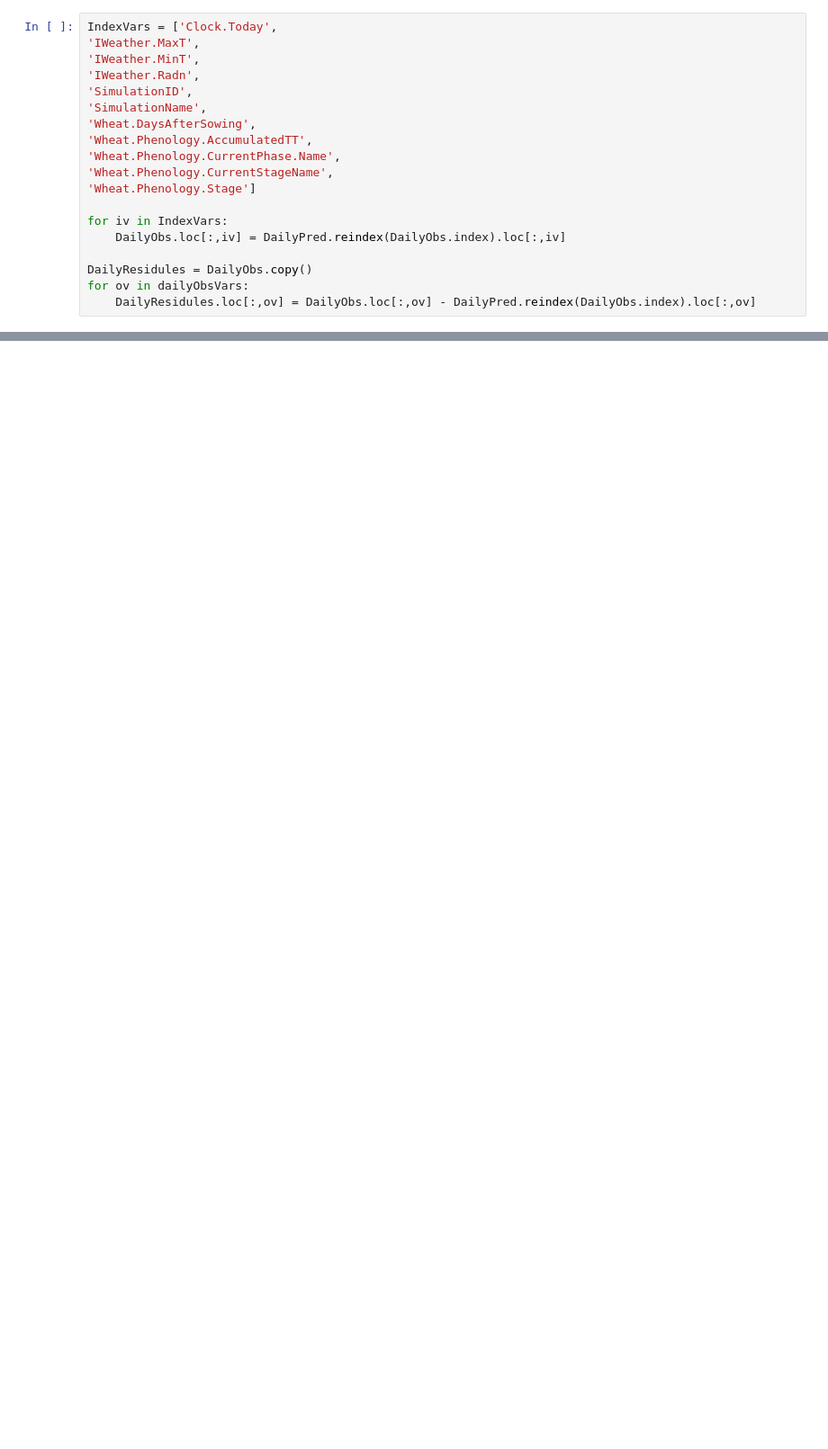
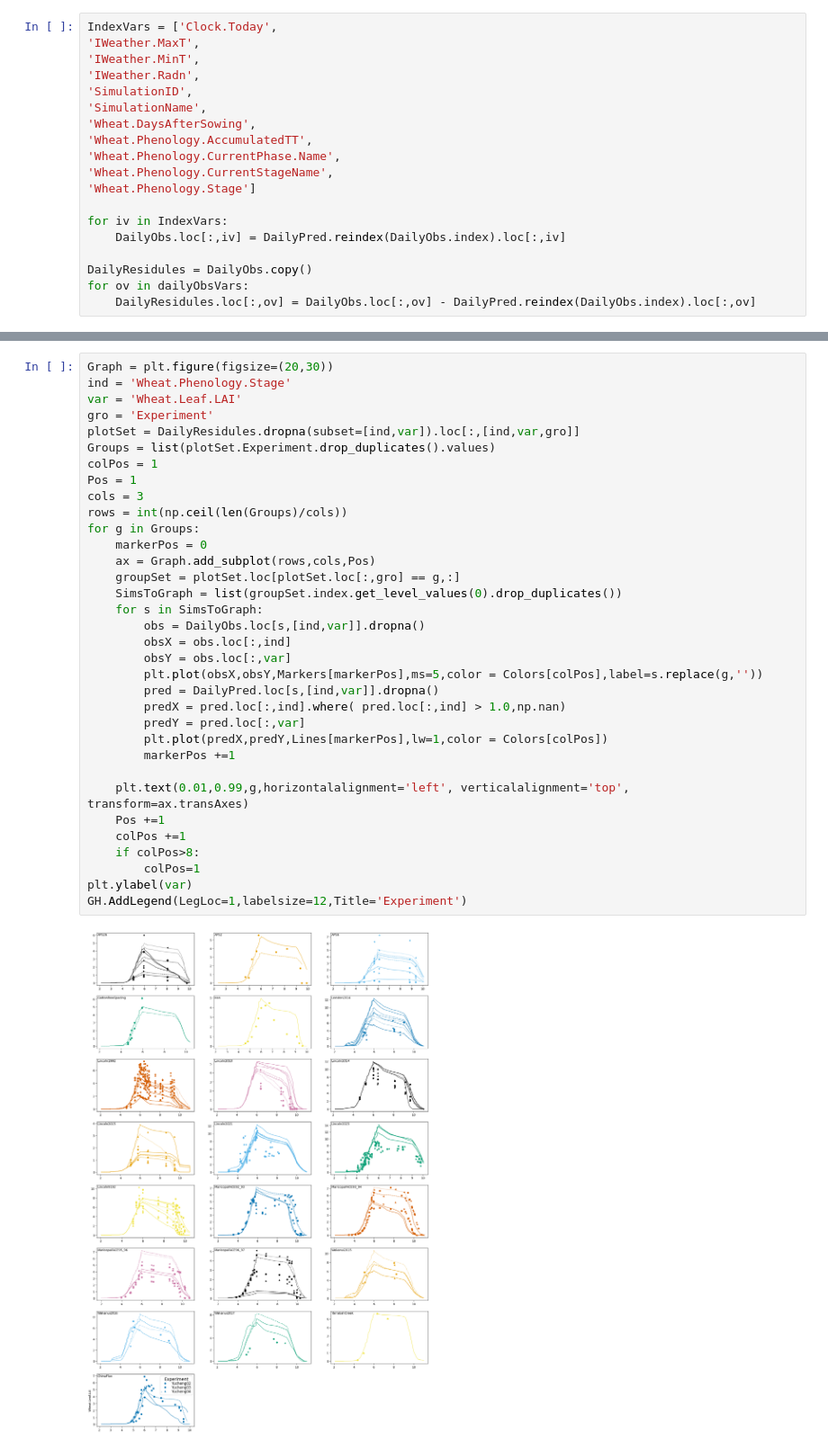
Before and after one commit to HamishBrownPFR/ApsimX, a Jupyter notebook: Prototypes/WheatSimpleLeaf/WheatAnalysis.ipynb, the cells around one changed output, grey strips where cells are left out. Shown at 90% size. Cells and saved outputs as stored; diff of their text form; blank space fills up the shorter version.

```diff
--- a/Prototypes/WheatSimpleLeaf/WheatAnalysis.ipynb
+++ b/Prototypes/WheatSimpleLeaf/WheatAnalysis.ipynb
@@ -246,0 +293,36 @@ DailyResidules.loc[SimsToGraph[0],['Wheat.DaysAfterSowing','Wheat.Leaf.LAI']].dr
+# %%
+Graph = plt.figure(figsize=(20,30))
+ind = 'Wheat.Phenology.Stage'
+var = 'Wheat.Leaf.LAI'
+gro = 'Experiment'
+plotSet = DailyResidules.dropna(subset=[ind,var]).loc[:,[ind,var,gro]]
+Groups = list(plotSet.Experiment.drop_duplicates().values)
+colPos = 1
+Pos = 1
+cols = 3
+rows = int(np.ceil(len(Groups)/cols))
+for g in Groups:
+    markerPos = 0
+    ax = Graph.add_subplot(rows,cols,Pos)
+    groupSet = plotSet.loc[plotSet.loc[:,gro] == g,:]
+    SimsToGraph = list(groupSet.index.get_level_values(0).drop_duplicates())
+    for s in SimsToGraph:
+        obs = DailyObs.loc[s,[ind,var]].dropna()
+        obsX = obs.loc[:,ind]
+        obsY = obs.loc[:,var]
+        plt.plot(obsX,obsY,Markers[markerPos],ms=5,color = Colors[colPos],label=s.replace(g,''))
+        pred = DailyPred.loc[s,[ind,var]].dropna()
+        predX = pred.loc[:,ind].where( pred.loc[:,ind] > 1.0,np.nan)
+        predY = pred.loc[:,var]
+        plt.plot(predX,predY,Lines[markerPos],lw=1,color = Colors[colPos])
+        markerPos +=1
+
+    plt.text(0.01,0.99,g,horizontalalignment='left', verticalalignment='top', transform=ax.transAxes)
+    Pos +=1
+    colPos +=1
+    if colPos>8:
+        colPos=1
+plt.ylabel(var)
+GH.AddLegend(LegLoc=1,labelsize=12,Title='Experiment')
+# %% [output]
+[figure, added]
```
Also changed, not shown: parts of 18 cells of this notebook.
